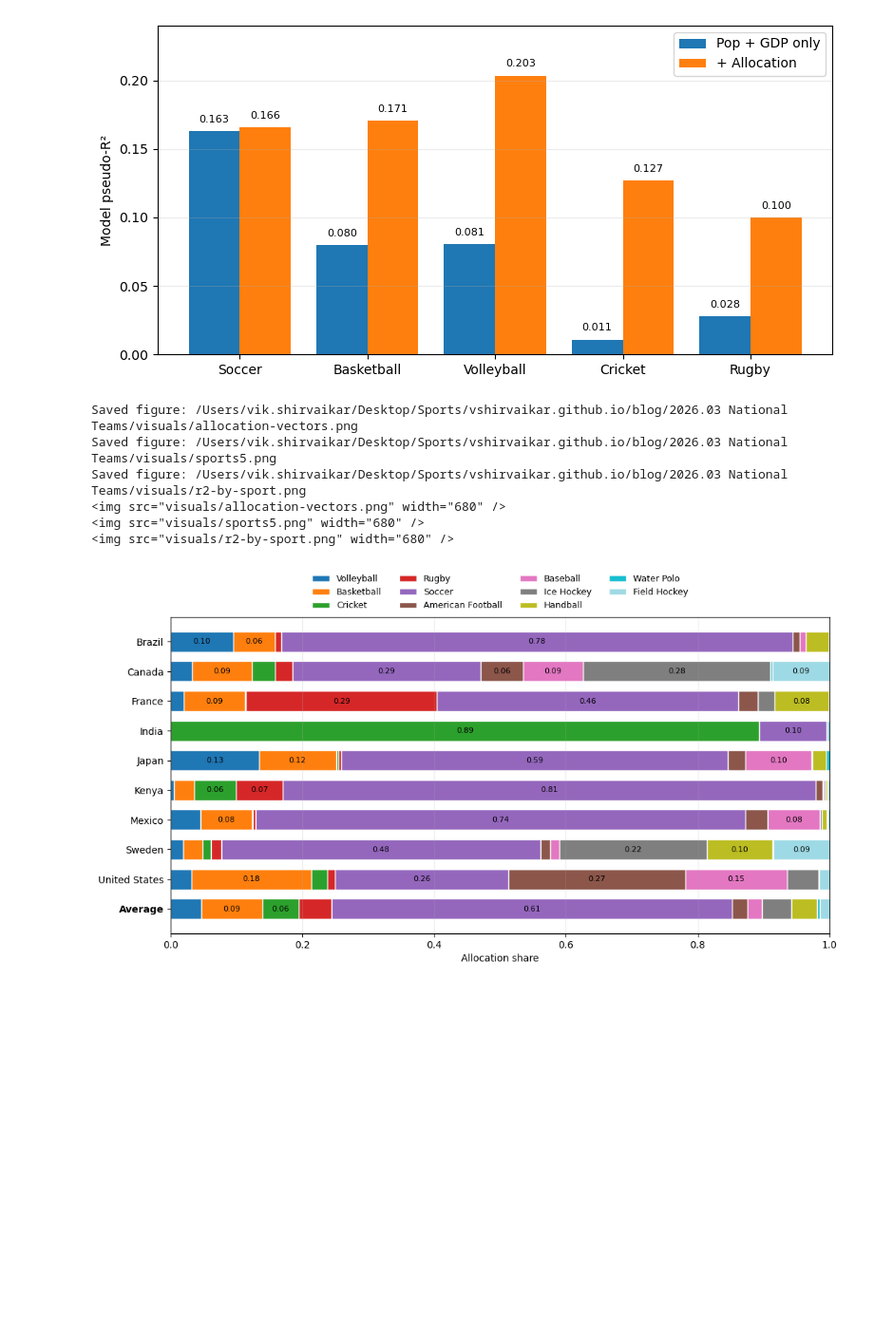
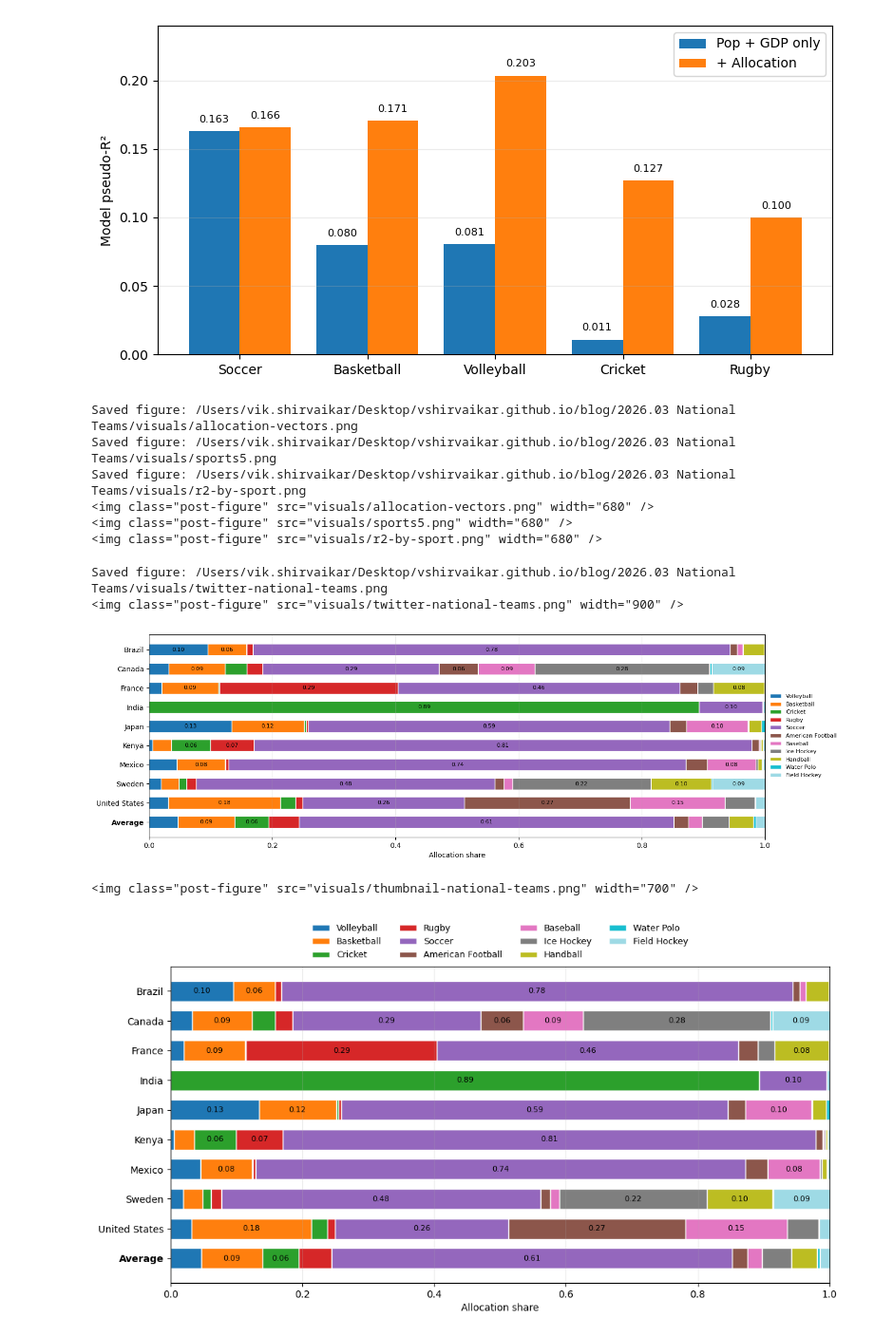
Before and after one commit to vshirvaikar/vshirvaikar.github.io, a Jupyter notebook: blog/2026.03 National Teams/model.ipynb, the cells around one changed output. Shown at 95% size. Cells and saved outputs as stored; diff of their text form; code cells hidden in the pictures; blank space fills up the shorter version.

```diff
--- a/blog/2026.03 National Teams/model.ipynb
+++ b/blog/2026.03 National Teams/model.ipynb
@@ -6,7 +6,7 @@ import matplotlib.pyplot as plt
 # %%
 from pathlib import Path
 
-blog_visuals = Path("../visuals")
+blog_visuals = Path("visuals")
 blog_visuals.mkdir(parents=True, exist_ok=True)
 
 def export_figure(fig, filename, dpi=220, width_px=None, aspect=None, tight=False, pad_inches=0.08):
@@ -254,42 +254,81 @@ md_image(alloc_path)
 md_image(sports5_path)
 md_image(r2_plot_path)
 # %% [output]
-Saved figure: /Users/vik.shirvaikar/Desktop/Sports/vshirvaikar.github.io/blog/2026.03 National Teams/visuals/allocation-vectors.png
-Saved figure: /Users/vik.shirvaikar/Desktop/Sports/vshirvaikar.github.io/blog/2026.03 National Teams/visuals/sports5.png
-Saved figure: /Users/vik.shirvaikar/Desktop/Sports/vshirvaikar.github.io/blog/2026.03 National Teams/visuals/r2-by-sport.png
-<img src="visuals/allocation-vectors.png" width="680" />
-<img src="visuals/sports5.png" width="680" />
-<img src="visuals/r2-by-sport.png" width="680" />
+Saved figure: /Users/vik.shirvaikar/Desktop/vshirvaikar.github.io/blog/2026.03 National Teams/visuals/allocation-vectors.png
+Saved figure: /Users/vik.shirvaikar/Desktop/vshirvaikar.github.io/blog/2026.03 National Teams/visuals/sports5.png
+Saved figure: /Users/vik.shirvaikar/Desktop/vshirvaikar.github.io/blog/2026.03 National Teams/visuals/r2-by-sport.png
+<img class="post-figure" src="visuals/allocation-vectors.png" width="680" />
+<img class="post-figure" src="visuals/sports5.png" width="680" />
+<img class="post-figure" src="visuals/r2-by-sport.png" width="680" />
 # %%
+# Twitter banner export: 1500 x 500 px (3:1) with legend on the right
+fig_banner, ax_banner = plt.subplots(figsize=(15, 5))
+
+left = np.zeros(len(plot_alloc))
+for sport, sport_label, color in zip(sport_cols, sport_labels, colors):
+    vals = plot_alloc[sport].to_numpy()
+    ax_banner.barh(plot_alloc.index, vals, left=left, color=color,
+                   edgecolor="white", height=0.62, label=sport_label)
+
+    for i, v in enumerate(vals):
+        if v > 0.05:
+            ax_banner.text(left[i] + v / 2, i, f"{v:.2f}",
+                           ha="center", va="center", fontsize=8, color="black")
+
+    left += vals
+
+ax_banner.set_xlim(0, 1)
+ax_banner.set_xlabel("Allocation share")
+ax_banner.grid(axis="x", alpha=0.25)
+ax_banner.invert_yaxis()
+
+for lbl in ax_banner.get_yticklabels():
+    if lbl.get_text() == "Average":
+        lbl.set_fontweight("bold")
+
+ax_banner.legend(title="", loc="center left", bbox_to_anchor=(1.0, 0.5),
+                 ncol=1, frameon=False, fontsize=8)
+fig_banner.subplots_adjust(left=0.09, right=0.9, bottom=0.16, top=0.96)
+
+fig_alloc_twitter = fig_banner
+alloc_twitter_path = export_figure(fig_alloc_twitter, "twitter-national-teams.png", dpi=100, width_px=1500, aspect=1/3)
+md_image(alloc_twitter_path, display_width_px=900)
+plt.show()
+
 # Thumbnail export: 11 x 6.3 inches at dpi=100 -> 1100 x 630 px
 fig_thumb, ax_thumb = plt.subplots(figsize=(11, 6.3))
 
 left = np.zeros(len(plot_alloc))
 for sport, sport_label, color in zip(sport_cols, sport_labels, colors):
     vals = plot_alloc[sport].to_numpy()
     ax_thumb.barh(plot_alloc.index, vals, left=left, color=color, edgecolor="white", height=0.68, label=sport_label)
     for i, v in enumerate(vals):
         if v > 0.05:
             ax_thumb.text(left[i] + v / 2, i, f"{v:.2f}", ha="center", va="center", fontsize=8, color="black")
     left += vals
 
 ax_thumb.set_xlim(0, 1)
 ax_thumb.set_xlabel("Allocation share")
 ax_thumb.grid(axis="x", alpha=0.25)
 ax_thumb.invert_yaxis()
 
 for lbl in ax_thumb.get_yticklabels():
     if lbl.get_text() == "Average":
         lbl.set_fontweight("bold")
 
 ax_thumb.legend(title="", loc="upper center", bbox_to_anchor=(0.5, 1.16), ncol=4, frameon=False, fontsize=9)
 fig_thumb.subplots_adjust(left=0.12, right=0.98, bottom=0.10, top=0.82)
 
 thumb_path = blog_visuals / "thumbnail-national-teams.png"
 fig_thumb.savefig(thumb_path, dpi=100)
 
 thumb_img = plt.imread(thumb_path)
 assert thumb_img.shape[0] == 630 and thumb_img.shape[1] == 1100
+md_image(thumb_path, display_width_px=700)
 plt.show()
 # %% [output]
+Saved figure: /Users/vik.shirvaikar/Desktop/vshirvaikar.github.io/blog/2026.03 National Teams/visuals/twitter-national-teams.png
+<img class="post-figure" src="visuals/twitter-national-teams.png" width="900" />
-[figure, old version]
+[figure, new version]
+<img class="post-figure" src="visuals/thumbnail-national-teams.png" width="700" />
+[figure, added]
```
Also changed, not shown: 16 other files.
